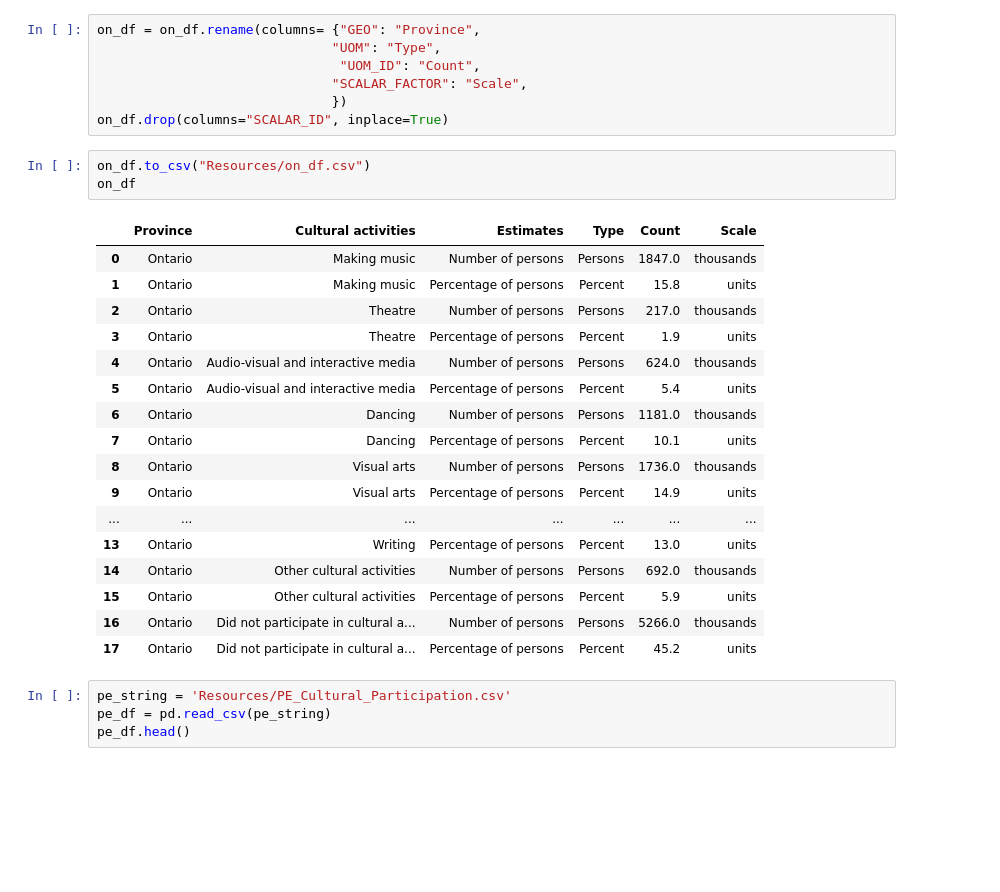
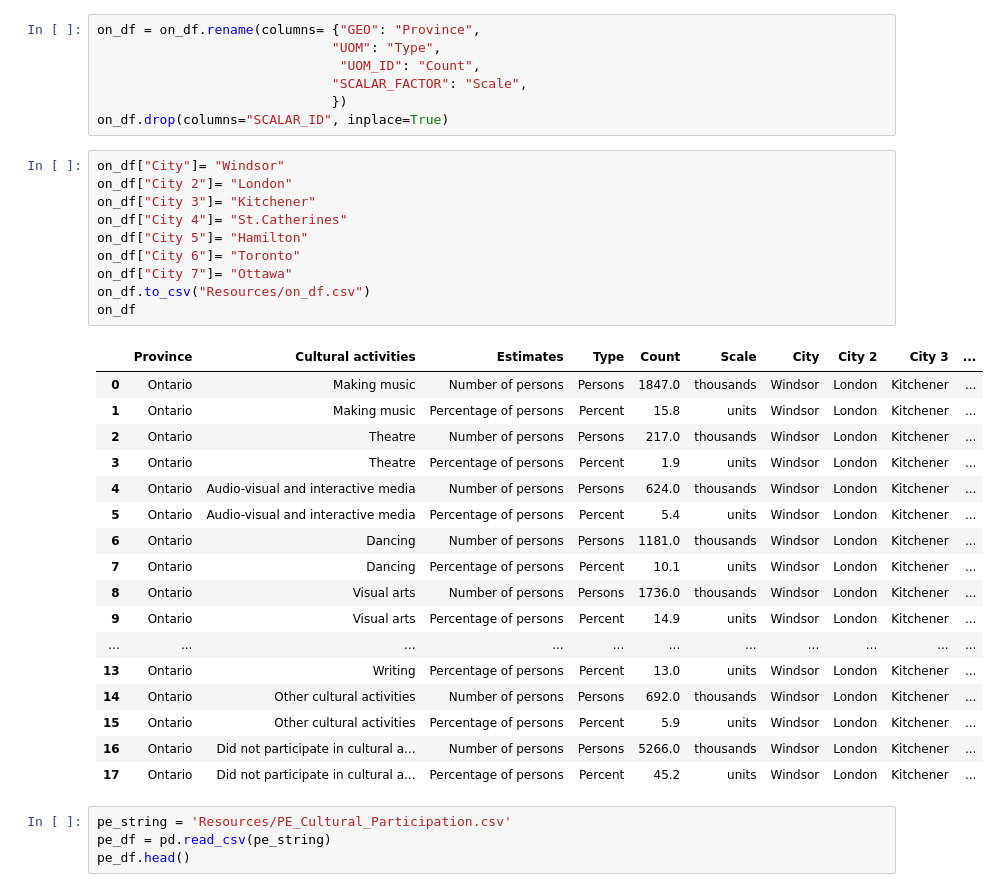
Before and after one commit to detmanski/Overview_Canada_Analysis, a Jupyter notebook: culture_by_province.ipynb, the cells around one changed output. Drawn from its saved outputs; the diff is of its cells as text; blank space fills up the shorter version.

```diff
--- a/culture_by_province.ipynb
+++ b/culture_by_province.ipynb
@@ -409,27 +416,34 @@ on_df = on_df.rename(columns= {"GEO": "Province",
                               "SCALAR_FACTOR": "Scale",
                               })
 on_df.drop(columns="SCALAR_ID", inplace=True)
-# %%
-on_df.to_csv("Resources/on_df.csv")
-on_df
-# %% [output]
-|  | Province | Cultural activities | Estimates | Type | Count | Scale |
-| 0 | Ontario | Making music | Number of persons | Persons | 1847.0 | thousands |
-| 1 | Ontario | Making music | Percentage of persons | Percent | 15.8 | units |
-| 2 | Ontario | Theatre | Number of persons | Persons | 217.0 | thousands |
-| 3 | Ontario | Theatre | Percentage of persons | Percent | 1.9 | units |
-| 4 | Ontario | Audio-visual and interactive media | Number of persons | Persons | 624.0 | thousands |
-| 5 | Ontario | Audio-visual and interactive media | Percentage of persons | Percent | 5.4 | units |
-| 6 | Ontario | Dancing | Number of persons | Persons | 1181.0 | thousands |
-| 7 | Ontario | Dancing | Percentage of persons | Percent | 10.1 | units |
-| 8 | Ontario | Visual arts | Number of persons | Persons | 1736.0 | thousands |
-| 9 | Ontario | Visual arts | Percentage of persons | Percent | 14.9 | units |
-| ... | ... | ... | ... | ... | ... | ... |
-| 13 | Ontario | Writing | Percentage of persons | Percent | 13.0 | units |
-| 14 | Ontario | Other cultural activities | Number of persons | Persons | 692.0 | thousands |
-| 15 | Ontario | Other cultural activities | Percentage of persons | Percent | 5.9 | units |
-| 16 | Ontario | Did not participate in cultural a... | Number of persons | Persons | 5266.0 | thousands |
-| 17 | Ontario | Did not participate in cultural a... | Percentage of persons | Percent | 45.2 | units |
+# %%
+on_df["City"]= "Windsor"
+on_df["City 2"]= "London"
+on_df["City 3"]= "Kitchener"
+on_df["City 4"]= "St.Catherines"
+on_df["City 5"]= "Hamilton"
+on_df["City 6"]= "Toronto"
+on_df["City 7"]= "Ottawa"
+on_df.to_csv("Resources/on_df.csv")
+on_df
+# %% [output]
+|  | Province | Cultural activities | Estimates | Type | Count | Scale | City | City 2 | City 3 | ... |
+| 0 | Ontario | Making music | Number of persons | Persons | 1847.0 | thousands | Windsor | London | Kitchener | ... |
+| 1 | Ontario | Making music | Percentage of persons | Percent | 15.8 | units | Windsor | London | Kitchener | ... |
+| 2 | Ontario | Theatre | Number of persons | Persons | 217.0 | thousands | Windsor | London | Kitchener | ... |
+| 3 | Ontario | Theatre | Percentage of persons | Percent | 1.9 | units | Windsor | London | Kitchener | ... |
+| 4 | Ontario | Audio-visual and interactive media | Number of persons | Persons | 624.0 | thousands | Windsor | London | Kitchener | ... |
+| 5 | Ontario | Audio-visual and interactive media | Percentage of persons | Percent | 5.4 | units | Windsor | London | Kitchener | ... |
+| 6 | Ontario | Dancing | Number of persons | Persons | 1181.0 | thousands | Windsor | London | Kitchener | ... |
+| 7 | Ontario | Dancing | Percentage of persons | Percent | 10.1 | units | Windsor | London | Kitchener | ... |
+| 8 | Ontario | Visual arts | Number of persons | Persons | 1736.0 | thousands | Windsor | London | Kitchener | ... |
+| 9 | Ontario | Visual arts | Percentage of persons | Percent | 14.9 | units | Windsor | London | Kitchener | ... |
+| ... | ... | ... | ... | ... | ... | ... | ... | ... | ... | ... |
+| 13 | Ontario | Writing | Percentage of persons | Percent | 13.0 | units | Windsor | London | Kitchener | ... |
+| 14 | Ontario | Other cultural activities | Number of persons | Persons | 692.0 | thousands | Windsor | London | Kitchener | ... |
+| 15 | Ontario | Other cultural activities | Percentage of persons | Percent | 5.9 | units | Windsor | London | Kitchener | ... |
+| 16 | Ontario | Did not participate in cultural a... | Number of persons | Persons | 5266.0 | thousands | Windsor | London | Kitchener | ... |
+| 17 | Ontario | Did not participate in cultural a... | Percentage of persons | Percent | 45.2 | units | Windsor | London | Kitchener | ... |
 # %%
 pe_string = 'Resources/PE_Cultural_Participation.csv'
 pe_df = pd.read_csv(pe_string)
```
Also changed, not shown: parts of 17 cells of this notebook, 9 other files.
